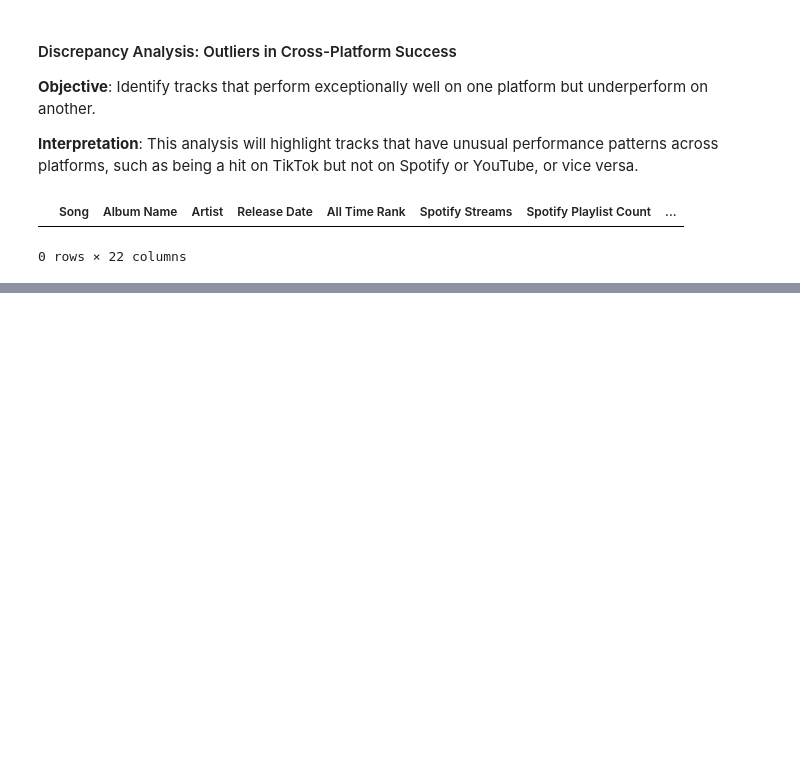
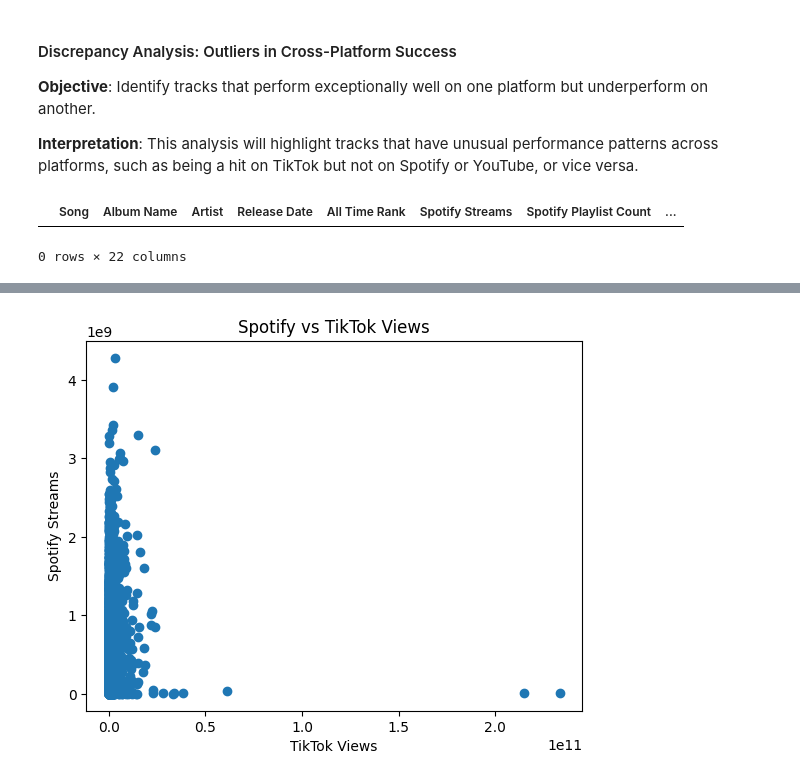
Before and after one commit to qstibbins/project-1, a Jupyter notebook: data.ipynb, the cells around one changed output, grey strips where cells are left out. Cells and saved outputs as stored; diff of their text form; code cells hidden in the pictures; blank space fills up the shorter version.

```diff
--- a/data.ipynb
+++ b/data.ipynb
@@ -414,12 +440,15 @@ outliers.head()
 # %%
 # Spotify vs TikTok Views
 # Does high TikTok views correlate to high spotify streams?
 
 # Create a scatterplot
-plt.scatter(merged_df['Sum of TikTok Views'], merged_df['Sum of Spotify Streams'])
-plt.xlabel('Sum of TikTok Views')
-plt.ylabel('Sum of Spotify Streams')
+# plt.scatter(merged_df['Sum of TikTok Views'], merged_df['Sum of Spotify Streams'])
+plt.scatter(most_streamed_df['TikTok Views'], most_streamed_df['Spotify Streams'])
+plt.xlabel('TikTok Views')
+plt.ylabel('Spotify Streams')
 plt.title('Spotify vs TikTok Views')
 plt.show()
 
 # this ended up not looking great - going to reduce down to the top 25 instead
+# %% [output]
+[figure, added]
```
Also changed, not shown: parts of 15 cells of this notebook.
